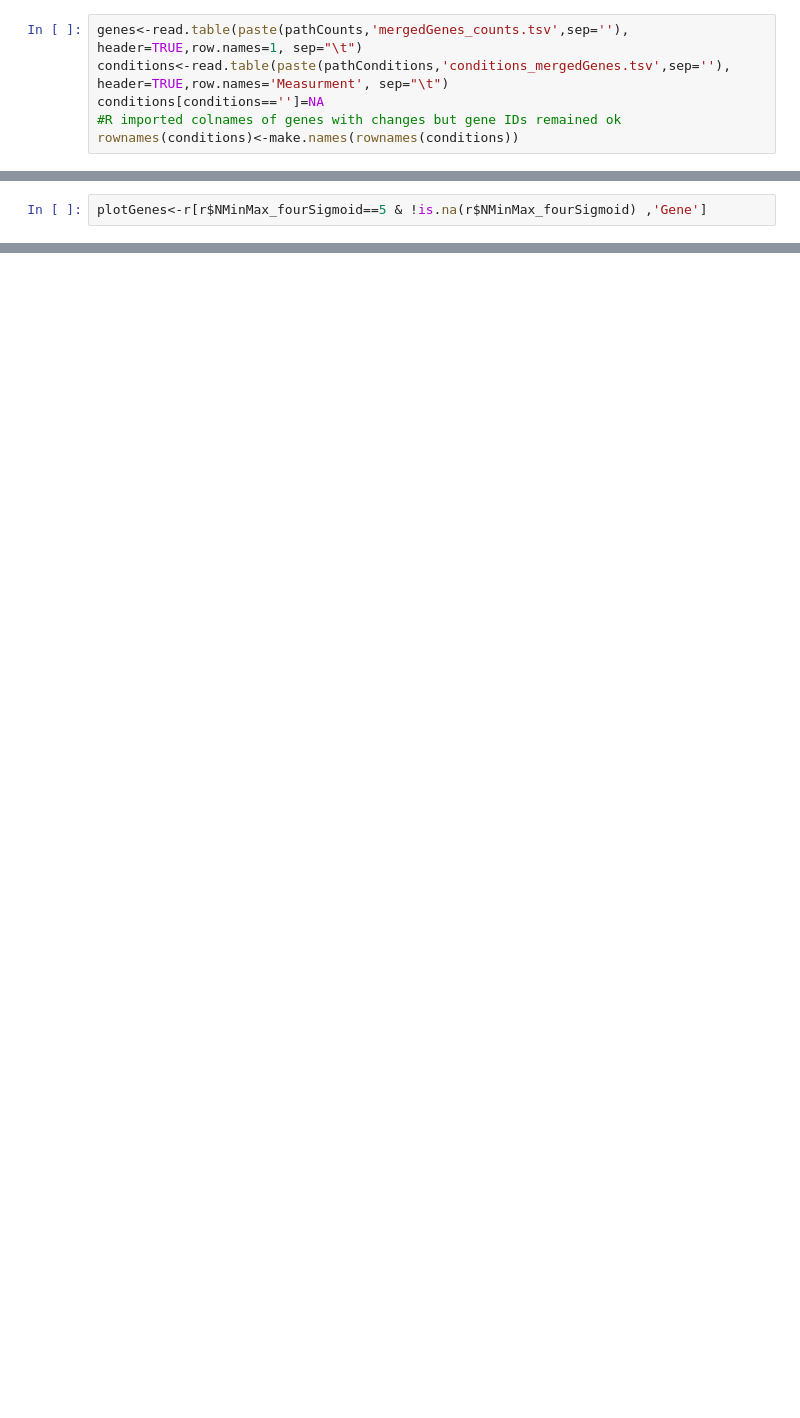
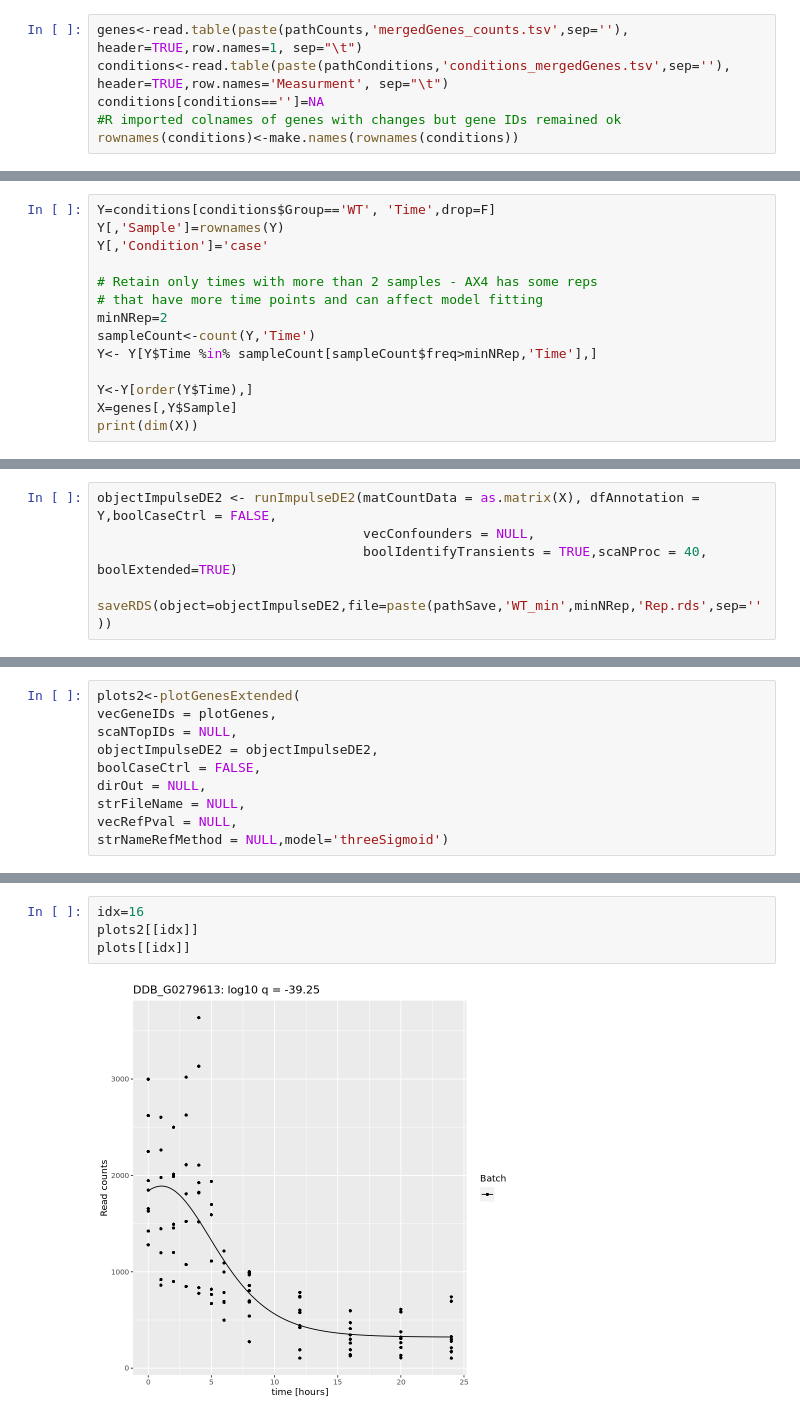
Before and after one commit to biolab/baylor-dicty, a Jupyter notebook: stages_DE/disag_genes_extendedImpulse.R.ipynb, the cells around one changed output, grey strips where cells are left out. Saved outputs shown, nothing was run; the diff lists cells and outputs as text; blank space fills up the shorter version.

```diff
--- a/stages_DE/disag_genes_extendedImpulse.R.ipynb
+++ b/stages_DE/disag_genes_extendedImpulse.R.ipynb
@@ -106,2 +41,0 @@ r<-objectImpulseDE2$dfImpulseDE2Results
-# %%
-plotGenes<-r[r$NMinMax_fourSigmoid==5 & !is.na(r$NMinMax_fourSigmoid) ,'Gene']
@@ -138,0 +42,14 @@ for(strain in c('tgrB1','tgrB1C1','tgrC1','gbfA')[1]){
+# %%
+Y=conditions[conditions$Group=='WT', 'Time',drop=F]
+Y[,'Sample']=rownames(Y)
+Y[,'Condition']='case'
+
+# Retain only times with more than 2 samples - AX4 has some reps
+# that have more time points and can affect model fitting
+minNRep=2
+sampleCount<-count(Y,'Time')
+Y<- Y[Y$Time %in% sampleCount[sampleCount$freq>minNRep,'Time'],]
+
+Y<-Y[order(Y$Time),]
+X=genes[,Y$Sample]
+print(dim(X))
@@ -138,0 +58,6 @@ for(strain in c('tgrB1','tgrB1C1','tgrC1','gbfA')[1]){
+# %%
+objectImpulseDE2 <- runImpulseDE2(matCountData = as.matrix(X), dfAnnotation = Y,boolCaseCtrl = FALSE,
+                                  vecConfounders = NULL,
+                                  boolIdentifyTransients = TRUE,scaNProc = 40, boolExtended=TRUE)
+
+saveRDS(object=objectImpulseDE2,file=paste(pathSave,'WT_min',minNRep,'Rep.rds',sep=''))
@@ -138,0 +121,10 @@ for(strain in c('tgrB1','tgrB1C1','tgrC1','gbfA')[1]){
+# %%
+plots2<-plotGenesExtended(
+vecGeneIDs = plotGenes,
+scaNTopIDs = NULL,
+objectImpulseDE2 = objectImpulseDE2,
+boolCaseCtrl = FALSE,
+dirOut = NULL,
+strFileName = NULL,
+vecRefPval = NULL,
+strNameRefMethod = NULL,model='threeSigmoid')
@@ -138,0 +133,6 @@ for(strain in c('tgrB1','tgrB1C1','tgrC1','gbfA')[1]){
+# %%
+idx=16
+plots2[[idx]]
+plots[[idx]]
+# %% [output]
+[figure, added]
```
Also changed, not shown: parts of 53 cells of this notebook.
